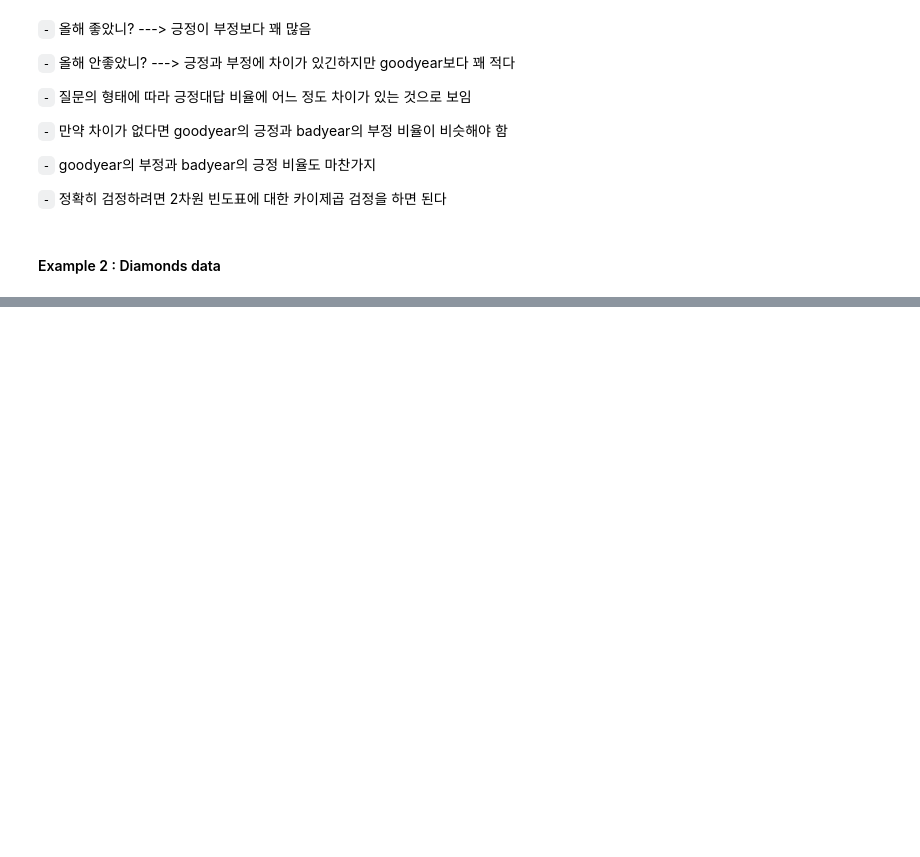
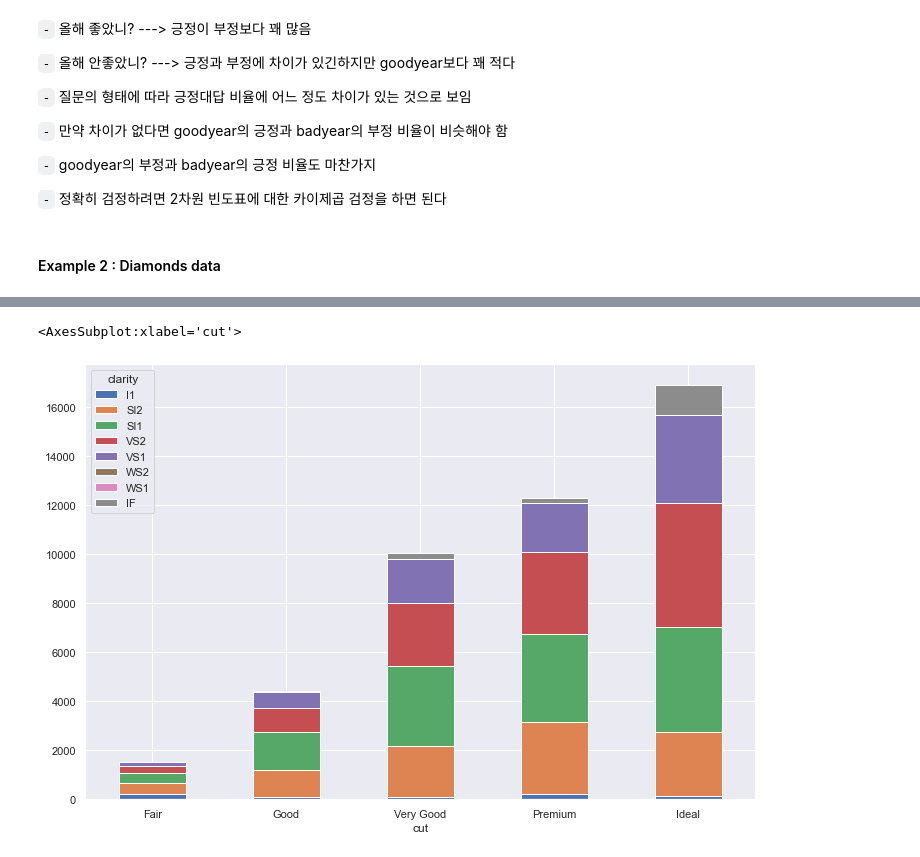
Before and after one commit to Jaesu26/study-blog, a Jupyter notebook: _notebooks/2021-09-08-빅데이터개론.ipynb, the cells around one changed output, grey strips where cells are left out. Saved outputs shown, nothing was run; the diff lists cells and outputs as text; code cells hidden in the pictures; blank space fills up the shorter version.

```diff
--- a/_notebooks/2021-09-08-빅데이터개론.ipynb
+++ b/_notebooks/2021-09-08-빅데이터개론.ipynb
@@ -1172,6 +1172,16 @@ HTML(fig.to_html(include_plotlyjs = 'cdn', include_mathjax = False))
 # 시각화를 통한 데이터요약
 # %% [markdown]
 `-` 데이터를 이미지와 연결
+# %%
+import pandas as pd # pandas 패키지 로딩 pd란 명칭으로 로드
+import matplotlib.pyplot as plt
+import matplotlib
+import seaborn as sns
+import numpy as np
+
+fig_dims = (12, 8)  # 그래프의 출력 사이즈를 나타냄.
+sns.set(rc = {'figure.figsize':fig_dims}) # plot 사이즈 및 스타일 통일
+sns.set_theme()
 # %% [markdown]
 ## 범주형 데이터의 시각화
 # %% [markdown]
@@ -1442,3 +1452,7 @@ sns.histplot(x = 'Wording', hue = 'Perception', multiple = 'fill', shrink = 0.8,
 `-` 정확히 검정하려면 2차원 빈도표에 대한 카이제곱 검정을 하면 된다
 # %% [markdown]
 #### Example 2 : Diamonds data
+# %%
+import pandas as pd
+
+diamonds = pd.read_csv("C:/Users/한재수/big-data_introduction/data/diamonds.csv")
@@ -1444,0 +1472,6 @@ sns.histplot(x = 'Wording', hue = 'Perception', multiple = 'fill', shrink = 0.8,
+# %%
+diamonds['cut'] = pd.Categorical(diamonds['cut'], ['Fair','Good', 'Very Good','Premium', 'Ideal']) # order 속성 부여
+diamonds['clarity'] = pd.Categorical(diamonds['clarity'], ['I1','SI2', 'SI1','VS2', 'VS1','WS2', 'WS1', 'IF']) # order 속성 부여
+# %%
+diamond_table = diamonds.groupby(['cut', 'clarity']).size().reset_index(name = 'cnt').pivot(index = 'cut', columns = 'clarity', values = 'cnt')
+# cut 변수를 index로 clarity 변수를 column으로 하는 빈도표 계산.
@@ -1444,0 +1492,5 @@ sns.histplot(x = 'Wording', hue = 'Perception', multiple = 'fill', shrink = 0.8,
+# %%
+diamond_table.plot.bar(stacked = True, rot = 0)
+# %% [output]
+<AxesSubplot:xlabel='cut'>
+[figure, added]
```
Also changed, not shown: parts of 38 cells of this notebook.
